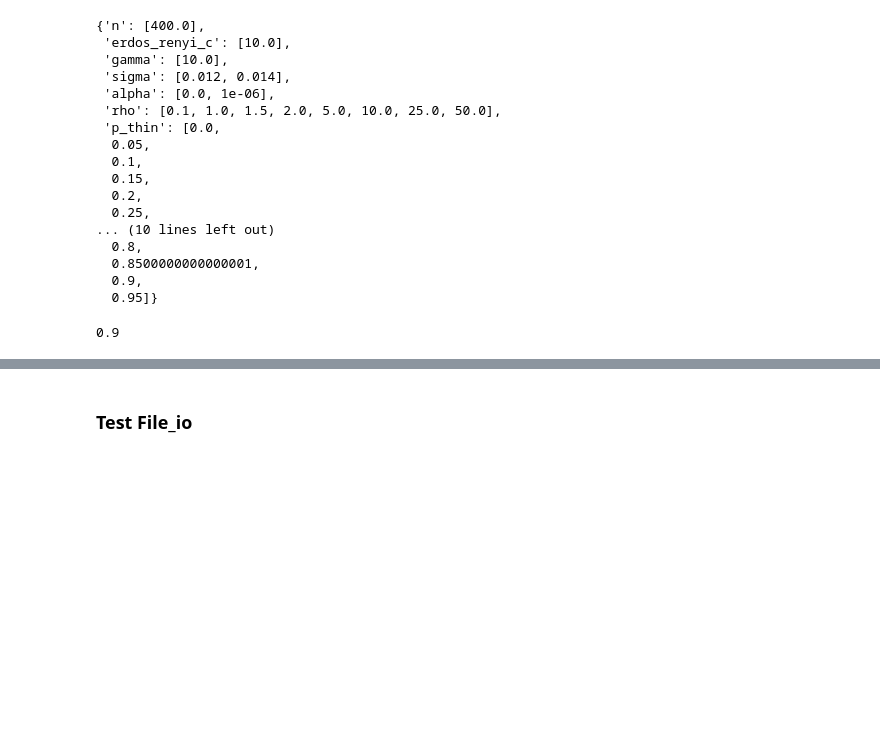
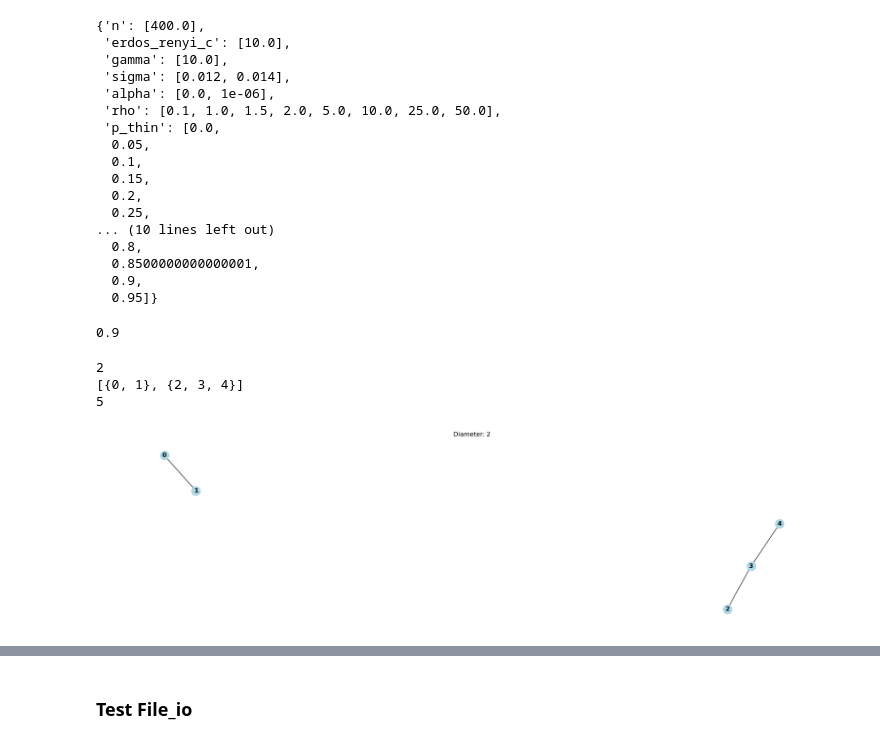
Before and after one commit to seyfdall/Thinned_Rescomp, a Jupyter notebook: scratch.ipynb, the cells around one changed output, grey strips where cells are left out. Cells and saved outputs as stored; diff of their text form; code cells hidden in the pictures; blank space fills up the shorter version.

```diff
--- a/scratch.ipynb
+++ b/scratch.ipynb
@@ -100,3 +159,30 @@ c = combined_dict['erdos_renyi_c'][0]
 (1-1./c)
 # %% [output]
 0.9
+# %%
+A = np.array([
+    [0,1,0,0,0],
+    [1,0,0,0,0],
+    [0,0,0,1,0],
+    [0,0,1,0,1],
+    [0,0,0,1,0]
+])
+
+G = nx.from_numpy_array(A)
+
+print(len(list(nx.connected_components(G))))
+print(list(nx.connected_components(G)))
+
+largest_cc = max(list(nx.connected_components(G)), key=len)
+G_sub = G.subgraph(largest_cc)
+diam = nx.diameter(G_sub)
+print(len(G))
+
+nx.draw(G, with_labels=True, node_color='lightblue', font_weight='bold')
+plt.title(f"Diameter: {diam}")
+plt.show()
+# %% [output]
+2
+[{0, 1}, {2, 3, 4}]
+5
+[figure, added]
```
Also changed, not shown: parts of 4 cells of this notebook, 5 other files.
